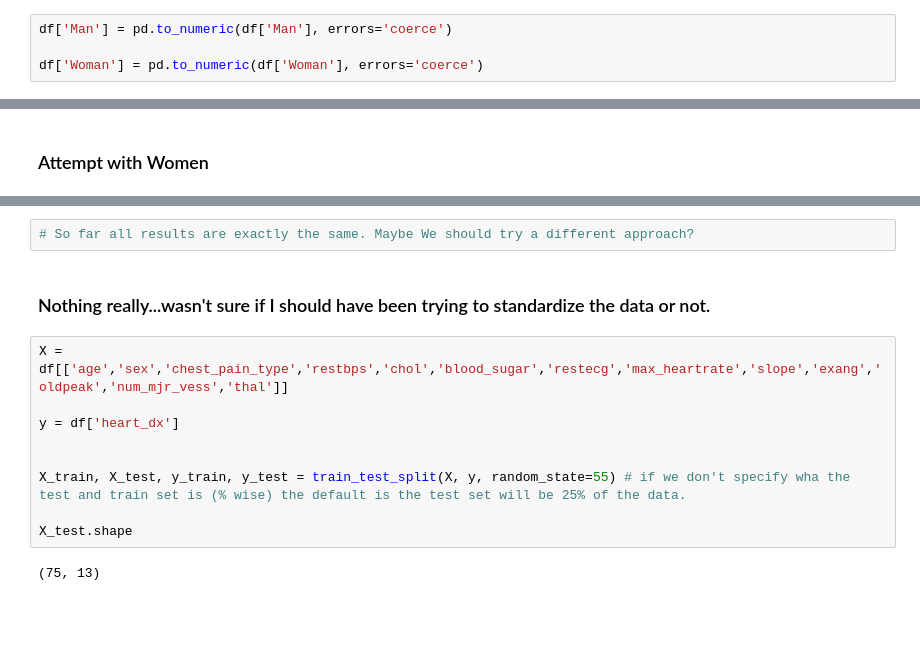
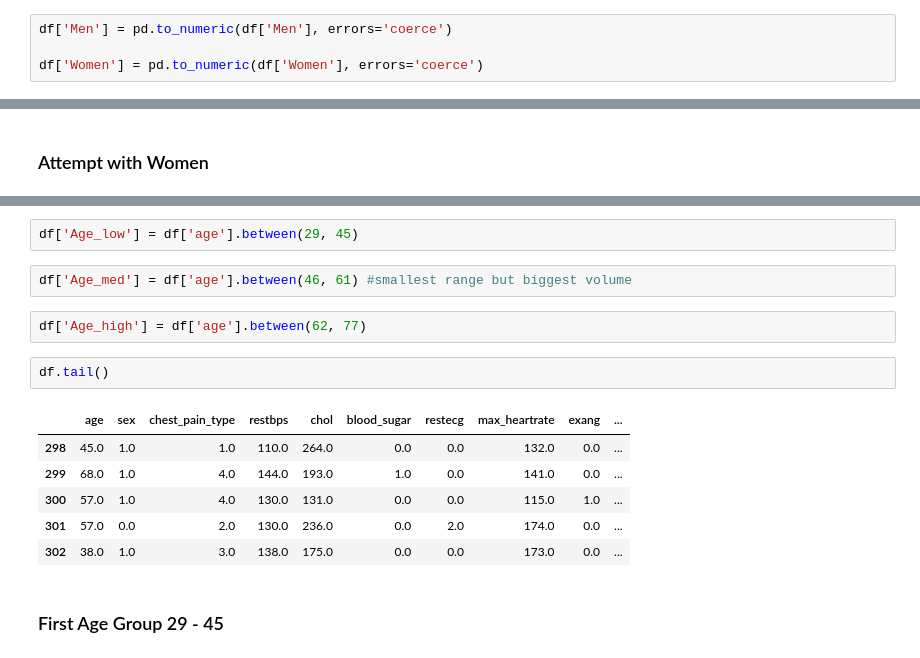
Before and after one commit to sowmyakrishnareddy/IMSE586, a Jupyter notebook: ProjectData_Initial_Analysis_theosull.ipynb, the cells around one changed output, grey strips where cells are left out. Cells and saved outputs as stored; diff of their text form; blank space fills up the shorter version.

```diff
--- a/ProjectData_Initial_Analysis_theosull.ipynb
+++ b/ProjectData_Initial_Analysis_theosull.ipynb
@@ -131,6 +211,6 @@ df['Woman'] = df['sex'] == 0 # Females
 
 # df.head()
 # %%
-df['Man'] = pd.to_numeric(df['Man'], errors='coerce')
+df['Men'] = pd.to_numeric(df['Men'], errors='coerce')
 
-df['Woman'] = pd.to_numeric(df['Woman'], errors='coerce')
+df['Women'] = pd.to_numeric(df['Women'], errors='coerce')
@@ -382,15 +449,17 @@ blood_sugar      -0.2672      0.356     -0.750      0.453      -0.966       0.43
+# %%
+df['Age_low'] = df['age'].between(29, 45)
 # %%
-# So far all results are exactly the same. Maybe We should try a different approach?
+df['Age_med'] = df['age'].between(46, 61) #smallest range but biggest volume
-# %% [markdown]
-### Nothing really...wasn't sure if I should have been trying to standardize the data or not.
-# %%
-X = df[['age','sex','chest_pain_type','restbps','chol','blood_sugar','restecg','max_heartrate','slope','exang','oldpeak','num_mjr_vess','thal']]
-
-y = df['heart_dx']
-
-
-X_train, X_test, y_train, y_test = train_test_split(X, y, random_state=55) # if we don't specify wha the test and train set is (% wise) the default is the test set will be 25% of the data.
-
-X_test.shape
-# %% [output]
-(75, 13)
+# %%
+df['Age_high'] = df['age'].between(62, 77)
+# %%
+df.tail()
+# %% [output]
+|  | age | sex | chest_pain_type | restbps | chol | blood_sugar | restecg | max_heartrate | exang | ... |
+| 298 | 45.0 | 1.0 | 1.0 | 110.0 | 264.0 | 0.0 | 0.0 | 132.0 | 0.0 | ... |
+| 299 | 68.0 | 1.0 | 4.0 | 144.0 | 193.0 | 1.0 | 0.0 | 141.0 | 0.0 | ... |
+| 300 | 57.0 | 1.0 | 4.0 | 130.0 | 131.0 | 0.0 | 0.0 | 115.0 | 1.0 | ... |
+| 301 | 57.0 | 0.0 | 2.0 | 130.0 | 236.0 | 0.0 | 2.0 | 174.0 | 0.0 | ... |
+| 302 | 38.0 | 1.0 | 3.0 | 138.0 | 175.0 | 0.0 | 0.0 | 173.0 | 0.0 | ... |
+# %% [markdown]
+### First Age Group 29 - 45
```
Also changed, not shown: parts of 69 cells of this notebook, 1 other file.
